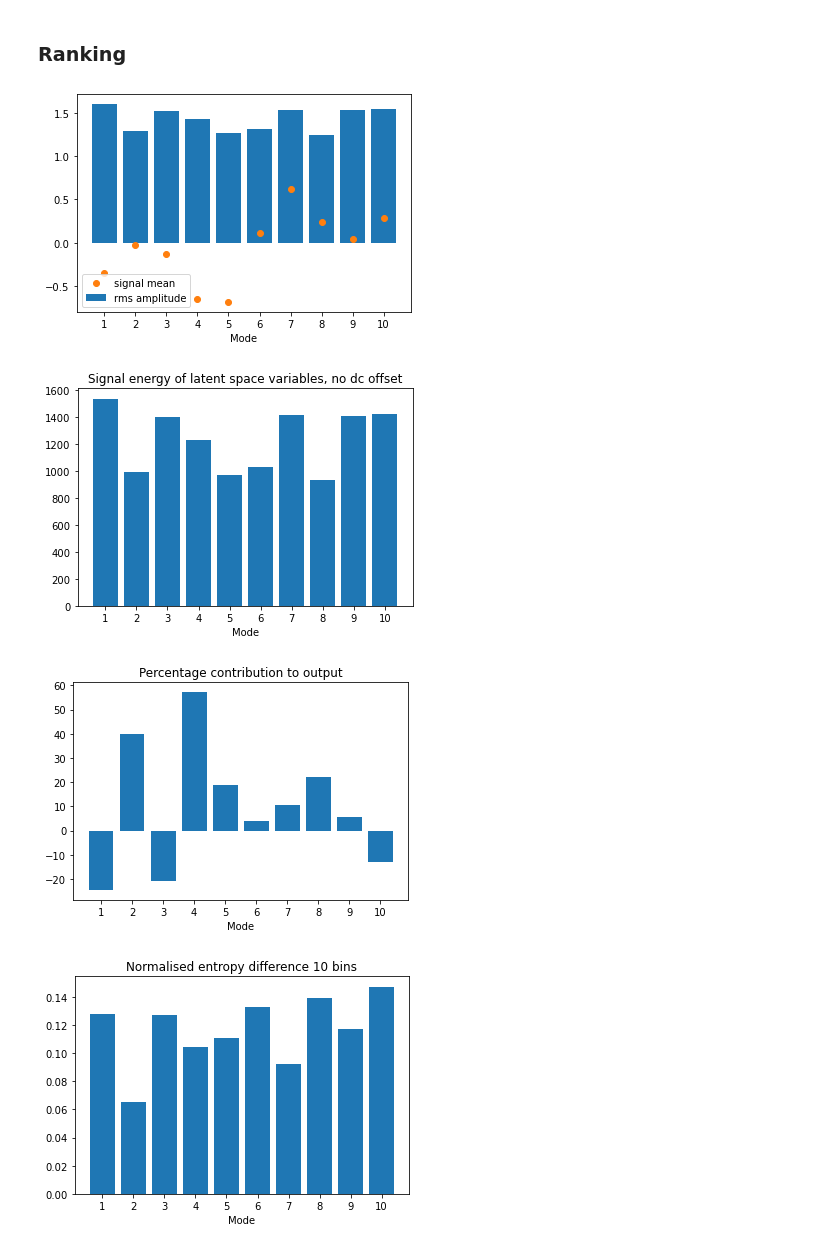
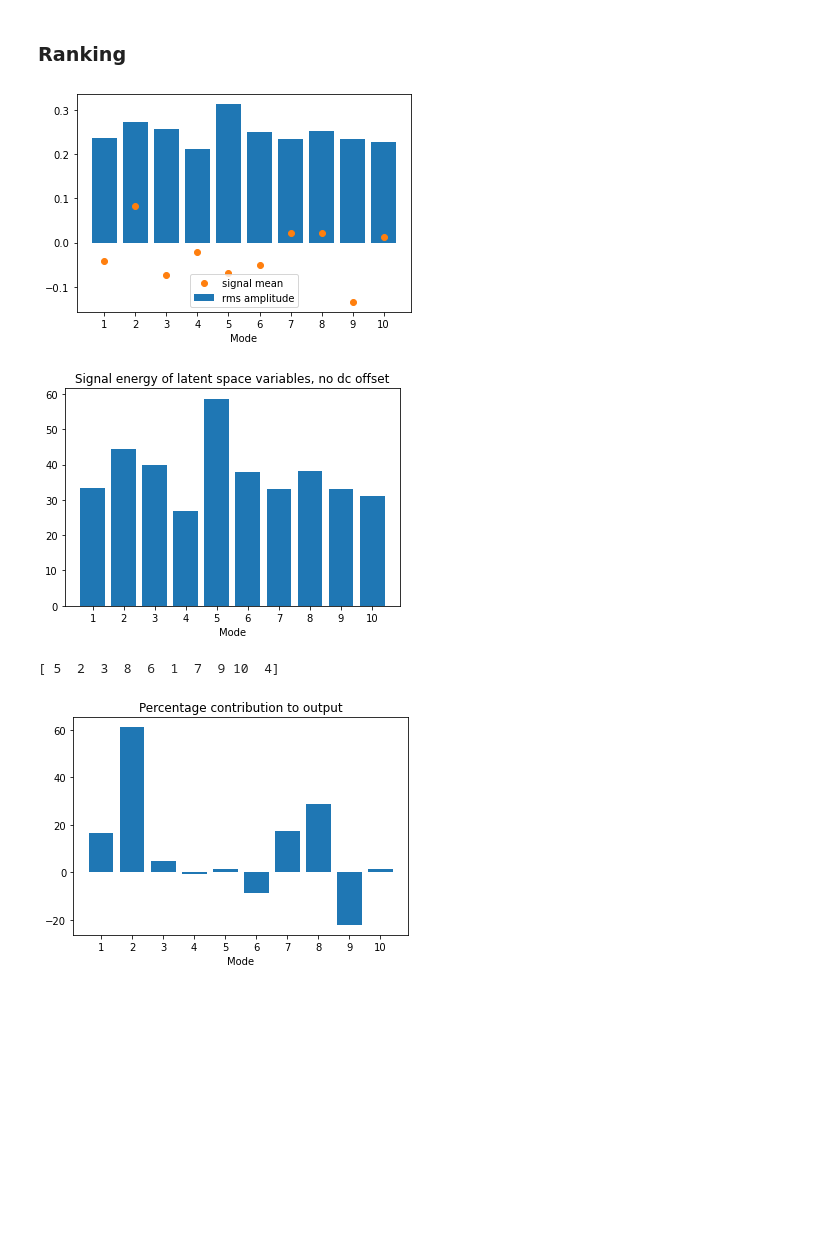
Before and after one commit to MagriLab/MD-CNN-AE, a Jupyter notebook: latent_sapce.ipynb, the cells around one changed output. Drawn from its saved outputs; the diff is of its cells as text; code cells hidden in the pictures; blank space fills up the shorter version.

```diff
--- a/latent_sapce.ipynb
+++ b/latent_sapce.ipynb
@@ -6,6 +6,7 @@ from tensorflow.keras.callbacks import ModelCheckpoint,EarlyStopping
 from tensorflow.keras import backend as K
 
 from MD_AE_model import *
+# from model_no_bias import *
 
 import h5py
 import numpy as np
@@ -25,7 +26,7 @@ Ntrain = 1800 # snapshots for training
 Ntest = 900 # sanpshots for testing
 
 # path
-results_folder = 'MD_10__2022_05_10__14_20_22-linear'
+results_folder = 'MD_10__2022_05_10__12_20_46'
 folder = system_info['save_location'] + '/' + results_folder + '/'
 
 ## ae configuration
@@ -301,48 +334,53 @@ if SAVE_FIG:
 else:
     plt.show()
 
 #============================ energy spectrum of signal ==========================
 signal_energy = ranking.energy_freq(latent_test,remove_mean=True)
 fig2 = plt.figure()
 plt.bar(np.arange(latent_dim)+1,signal_energy)
 plt.xticks(np.arange(latent_dim)+1)
 plt.xlabel("Mode")
 # plt.title("Signal energy of latent space variables")
 plt.title("Signal energy of latent space variables, no dc offset")
 if SAVE_FIG:
     figname = folder + 'ranking_energy.png'
     plt.savefig(figname)
 else:
     plt.show()
+sort_idx = np.argsort(signal_energy)
+rank_signal = np.arange(1,latent_dim+1)[np.flip(sort_idx)]
+print(rank_signal)
 
-#============================ mse loss ============================================
+#============================ precentage loss ============================================
 per_mode = ranking.percent_output(modes_test,y_test)
 fig3 = plt.figure()
 plt.bar(np.arange(latent_dim)+1,per_mode*100)
 plt.xticks(np.arange(latent_dim)+1)
 plt.xlabel("Mode")
 plt.title("Percentage contribution to output")
 if SAVE_FIG:
     figname = folder + 'ranking_percenty.png'
     plt.savefig(figname)
 else:
     plt.show()
+sort_idx = np.argsort(np.abs(per_mode))
+rank_con = np.arange(1,latent_dim+1)[np.flip(sort_idx)]
 
-#=============================== NED ==============================================
-bins = 10
-NED = ranking.NED(latent_test,bins,act_fct=act_fct)
-fig4 = plt.figure()
-plt.bar(np.arange(latent_dim)+1,NED)
-plt.xticks(np.arange(latent_dim)+1)
-plt.xlabel("Mode")
-plt.title("Normalised entropy difference "+str(bins)+" bins")
-if SAVE_FIG:
-    figname = folder + 'ranking_ned.png'
-    plt.savefig(figname)
-else:
-    plt.show()
+# #=============================== NED ==============================================
+# bins = 10
+# NED = ranking.NED(latent_test,bins,act_fct=act_fct)
+# fig4 = plt.figure()
+# plt.bar(np.arange(latent_dim)+1,NED)
+# plt.xticks(np.arange(latent_dim)+1)
+# plt.xlabel("Mode")
+# plt.title("Normalised entropy difference "+str(bins)+" bins")
+# if SAVE_FIG:
+#     figname = folder + 'ranking_ned.png'
+#     plt.savefig(figname)
+# else:
+    # plt.show()
 # %% [output]
-[figure, old version]
+[figure, new version]
-[figure, old version]
+[figure, new version]
+[ 5  2  3  8  6  1  7  9 10  4]
-[figure, old version]
+[figure, new version]
-[figure, removed]
```
Also changed, not shown: parts of 17 cells of this notebook, 4 other files.
